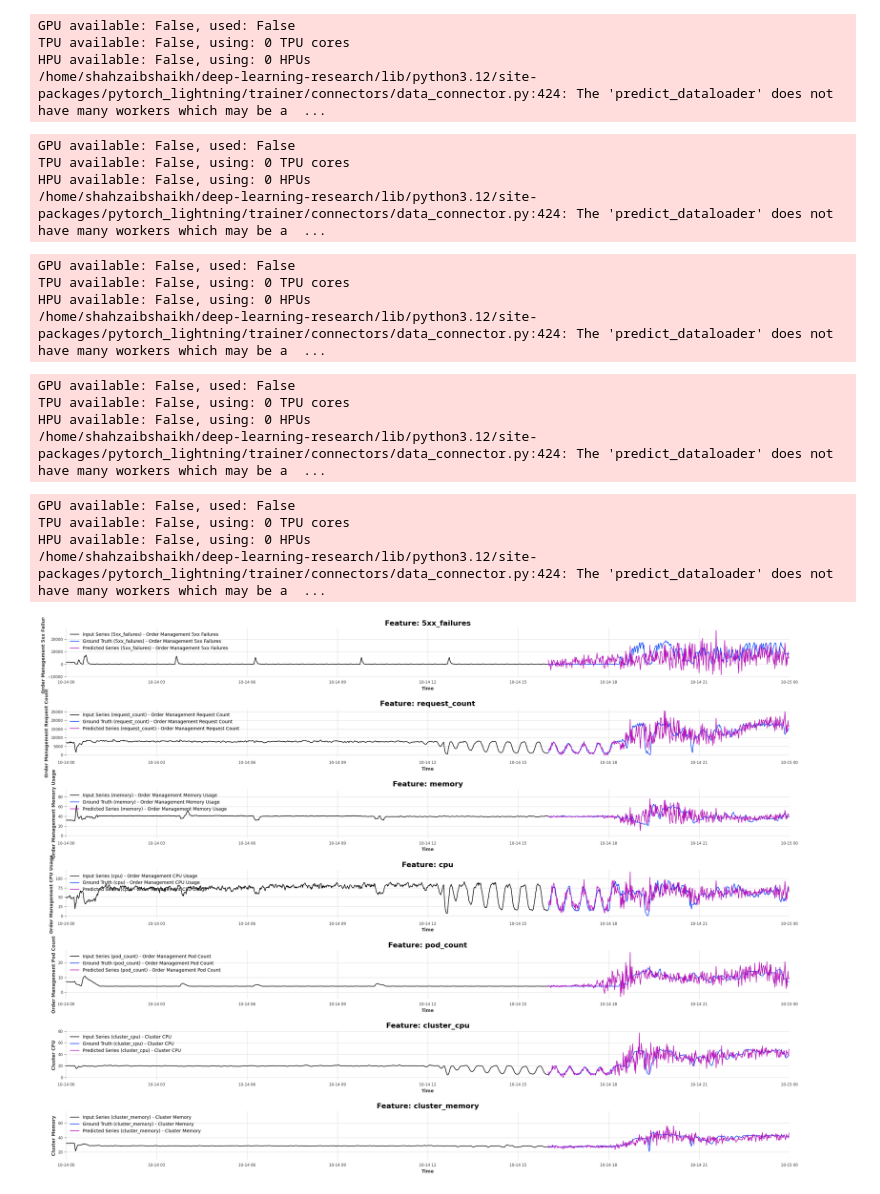
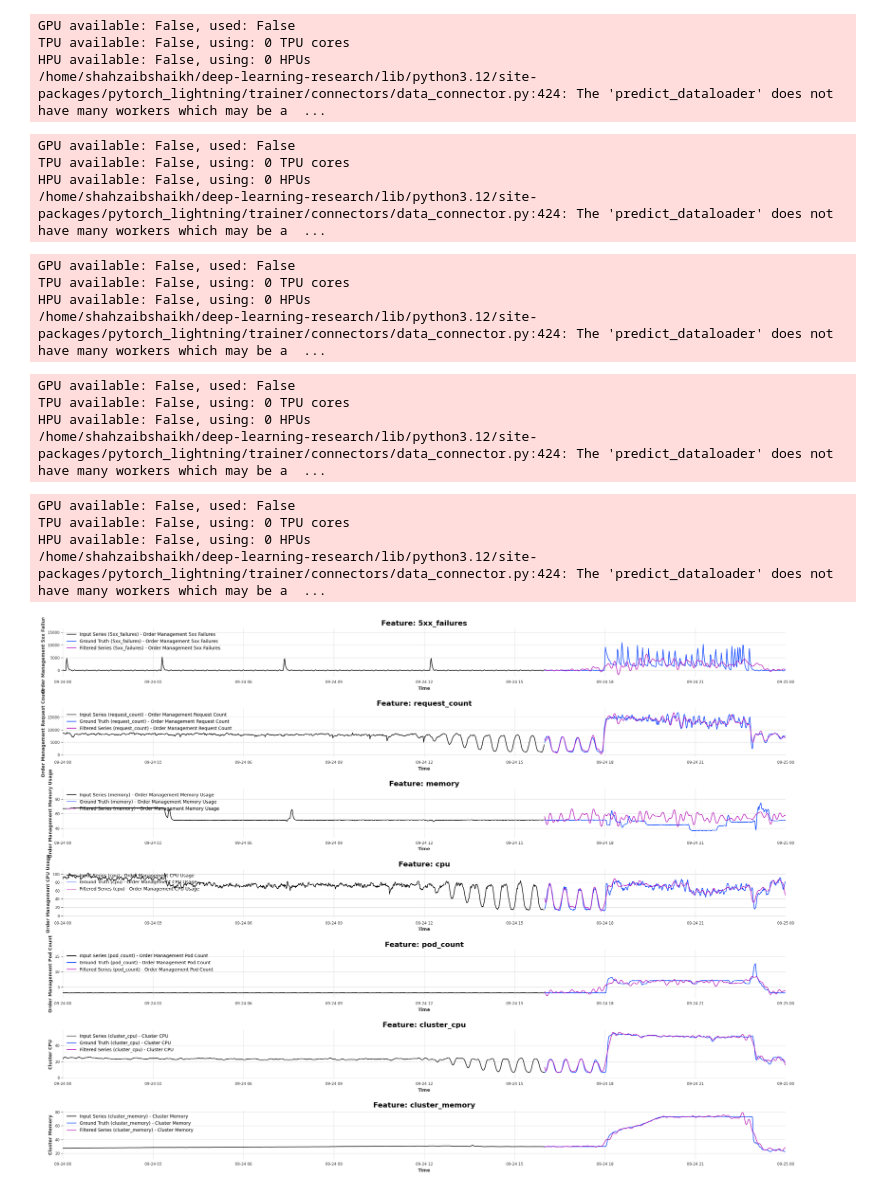
Before and after one commit to shahzaibshaikh/ml-research, a Jupyter notebook: NHiTS_Predictions.ipynb, the cells around one changed output. Saved outputs shown, nothing was run; the diff lists cells and outputs as text; code cells hidden in the pictures.

Commit message:
data labelling complete

```diff
--- a/NHiTS_Predictions.ipynb
+++ b/NHiTS_Predictions.ipynb
@@ -333,21 +333,23 @@ from datetime import datetime
 from pykalman import KalmanFilter
 
 # Directory where the models are saved
-model_dir = os.path.expanduser("~/Documents/models/")
+model_dir = os.path.expanduser("~/Documents/models_sharcnet_v2/")
+model_dir_2 = os.path.expanduser("~/Documents/models/")
+model_dir_3 = os.path.expanduser("~/Documents/memory_model/")
 
 # Prediction steps
 pred_steps = 480
 
 # Define the prediction date range
-start_date = datetime(2025, 10, 14)
-end_date = datetime(2025, 10, 15)
+start_date = datetime(2025, 9, 24)
+end_date = datetime(2025, 9, 25)
 
 # Prepare a dictionary for models based on your feature-centric approach
 models_dict = {
-    "5xx_failures": NHiTSModel.load(os.path.join(model_dir, "5xx_failures_model.pt")),
-    "request_count": NHiTSModel.load(os.path.join(model_dir, "request_count_model.pt")),
-    "memory": NHiTSModel.load(os.path.join(model_dir, "memory_model.pt")),
-    "cpu": NHiTSModel.load(os.path.join(model_dir, "cpu_model.pt")),
+    "5xx_failures": NHiTSModel.load(os.path.join(model_dir_2, "5xx_failures_model.pt")),
+    "request_count": NHiTSModel.load(os.path.join(model_dir_2, "request_count_model.pt")),
+    "memory": NHiTSModel.load(os.path.join(model_dir_3, "memory_model.pt")),
+    "cpu": NHiTSModel.load(os.path.join(model_dir_2, "cpu_model.pt")),
     "pod_count": NHiTSModel.load(os.path.join(model_dir, "pod_count_model.pt")),
     "cluster_cpu": NHiTSModel.load(os.path.join(model_dir, "cluster_cpu_model.pt")),
     "cluster_memory": NHiTSModel.load(os.path.join(model_dir, "cluster_memory_model.pt")),
@@ -443,6 +445,20 @@ kf_params = {
 # Create a dictionary to store separate DataFrames for each service
 service_dataframes = {}
 
+# Function to apply FFT and filter out high frequencies
+def fft_filter(series, cutoff=0.1):
+    # Perform FFT
+    fft_vals = np.fft.fft(series)
+    frequencies = np.fft.fftfreq(len(series))
+
+    # Zero out frequencies above the cutoff
+    fft_vals[np.abs(frequencies) > cutoff] = 0
+
+    # Inverse FFT to get the filtered signal
+    filtered_series = np.fft.ifft(fft_vals).real
+    return filtered_series
+
+
 # Loop through each feature and perform predictions
 for idx, (feature_name, model) in enumerate(models_dict.items()):
     # Prepare the input and ground truth series
@@ -460,32 +476,37 @@ for idx, (feature_name, model) in enumerate(models_dict.items()):
     ground_series = scaler.inverse_transform(ground_truth).pd_dataframe()
     predicted_series = scaler.inverse_transform(pred_series).pd_dataframe()
 
-    params = kf_params[feature_name]
+    # params = kf_params[feature_name]
 
-    kf = KalmanFilter(
-        initial_state_mean=predicted_series.mean(axis=0).values,
-        n_dim_state=predicted_series.shape[1],
-        n_dim_obs=predicted_series.shape[1],
-        initial_state_covariance=np.eye(predicted_series.shape[1]) * params["initial_state_covariance"],
-        transition_matrices=np.eye(predicted_series.shape[1]),
-        observation_matrices=np.eye(predicted_series.shape[1]),
-        transition_covariance=np.eye(predicted_series.shape[1]) * params["transition_covariance"],
-        observation_covariance=np.eye(predicted_series.shape[1]) * params["observation_covariance"]
-    )
+    # kf = KalmanFilter(
+    #     initial_state_mean=predicted_series.mean(axis=0).values,
+    #     n_dim_state=predicted_series.shape[1],
+    #     n_dim_obs=predicted_series.shape[1],
+    #     initial_state_covariance=np.eye(predicted_series.shape[1]) * params["initial_state_covariance"],
+    #     transition_matrices=np.eye(predicted_series.shape[1]),
+    #     observation_matrices=np.eye(predicted_series.shape[1]),
+    #     transition_covariance=np.eye(predicted_series.shape[1]) * params["transition_covariance"],
+    #     observation_covariance=np.eye(predicted_series.shape[1]) * params["observation_covariance"]
+    # )
 
-    kf = kf.em(predicted_series.values, n_iter=10)
-    (filtered_state_means, _) = kf.filter(predicted_series.values)
+    # kf = kf.em(predicted_series.values, n_iter=10)
+    # (filtered_state_means, _) = kf.filter(predicted_series.values)
 
     # Convert filtered results back to DataFrame for easier plotting
-    filtered_series = pd.DataFrame(filtered_state_means, index=predicted_series.index, columns=predicted_series.columns)
+    # filtered_series = pd.DataFrame(filtered_state_means, index=predicted_series.index, columns=predicted_series.columns)
+
+    # Apply FFT filter to smooth the predictions
+    filtered_series = predicted_series.copy()
+    for column in predicted_series.columns:
+        filtered_series[column] = fft_filter(predicted_series[column].values)
 
     # Loop through all columns for this feature and plot each one
     for column in column_name_mapping[feature_name]:
         # Plotting the series and include the model name in the label
         sns.lineplot(ax=axes[idx], x=input_series.index, y=input_series[column], label=f'Input Series ({feature_name}) - {column}')
         sns.lineplot(ax=axes[idx], x=ground_series.index, y=ground_series[column], label=f'Ground Truth ({feature_name}) - {column}')
-        sns.lineplot(ax=axes[idx], x=predicted_series.index, y=predicted_series[column], label=f'Predicted Series ({feature_name}) - {column}')
-        # sns.lineplot(ax=axes[idx], x=filtered_series.index, y=filtered_series[column], label=f'Filtered Series ({feature_name}) - {column}')
+        # sns.lineplot(ax=axes[idx], x=predicted_series.index, y=predicted_series[column], label=f'Predicted Series ({feature_name}) - {column}')
+        sns.lineplot(ax=axes[idx], x=filtered_series.index, y=filtered_series[column], label=f'Filtered Series ({feature_name}) - {column}')
 
     axes[idx].set_title(f"Feature: {feature_name}", fontsize=16, fontweight='bold')
     axes[idx].legend(loc='upper left')
@@ -502,35 +523,35 @@ for idx, (feature_name, model) in enumerate(models_dict.items()):
 
 
 # Display the plot
-# plt.savefig('Final Predictions with Kalman Filter.png')
+# plt.savefig('sample_predictions.png')
 plt.show()
 # %% [output]
 GPU available: False, used: False
 TPU available: False, using: 0 TPU cores
 HPU available: False, using: 0 HPUs
 /home/shahzaibshaikh/deep-learning-research/lib/python3.12/site-packages/pytorch_lightning/trainer/connectors/data_connector.py:424: The 'predict_dataloader' does not have many workers which may be a  ...
 GPU available: False, used: False
 TPU available: False, using: 0 TPU cores
 HPU available: False, using: 0 HPUs
 /home/shahzaibshaikh/deep-learning-research/lib/python3.12/site-packages/pytorch_lightning/trainer/connectors/data_connector.py:424: The 'predict_dataloader' does not have many workers which may be a  ...
 GPU available: False, used: False
 TPU available: False, using: 0 TPU cores
 HPU available: False, using: 0 HPUs
 /home/shahzaibshaikh/deep-learning-research/lib/python3.12/site-packages/pytorch_lightning/trainer/connectors/data_connector.py:424: The 'predict_dataloader' does not have many workers which may be a  ...
 GPU available: False, used: False
 TPU available: False, using: 0 TPU cores
 HPU available: False, using: 0 HPUs
 /home/shahzaibshaikh/deep-learning-research/lib/python3.12/site-packages/pytorch_lightning/trainer/connectors/data_connector.py:424: The 'predict_dataloader' does not have many workers which may be a  ...
 GPU available: False, used: False
 TPU available: False, using: 0 TPU cores
 HPU available: False, using: 0 HPUs
 /home/shahzaibshaikh/deep-learning-research/lib/python3.12/site-packages/pytorch_lightning/trainer/connectors/data_connector.py:424: The 'predict_dataloader' does not have many workers which may be a  ...
 GPU available: False, used: False
 TPU available: False, using: 0 TPU cores
 HPU available: False, using: 0 HPUs
 /home/shahzaibshaikh/deep-learning-research/lib/python3.12/site-packages/pytorch_lightning/trainer/connectors/data_connector.py:424: The 'predict_dataloader' does not have many workers which may be a  ...
 GPU available: False, used: False
 TPU available: False, using: 0 TPU cores
 HPU available: False, using: 0 HPUs
 /home/shahzaibshaikh/deep-learning-research/lib/python3.12/site-packages/pytorch_lightning/trainer/connectors/data_connector.py:424: The 'predict_dataloader' does not have many workers which may be a  ...
-[figure, old version]
+[figure, new version]
```
Also changed, not shown: parts of 2 cells of this notebook.
